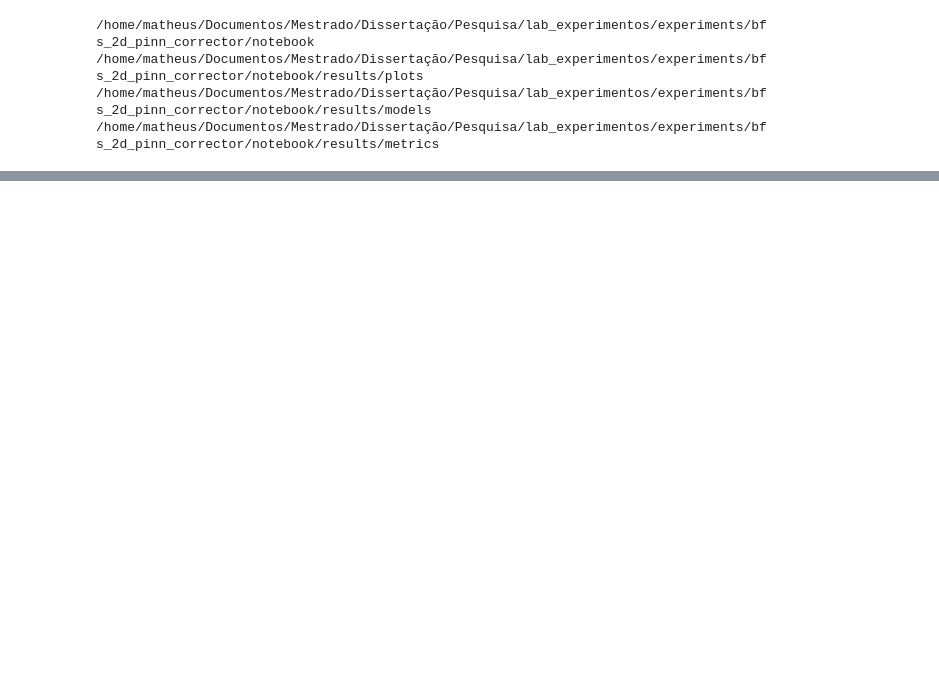
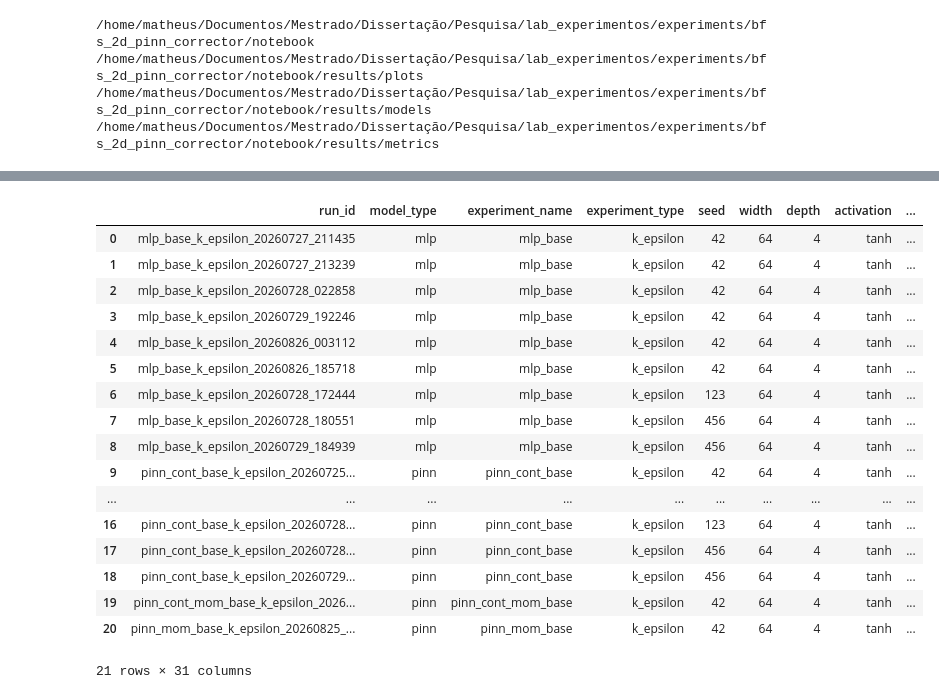
Before and after one commit to borges12matheus/pinn_hybrid_experiments, a Jupyter notebook: notebook/bfs2d_pipeline_baseline_v0.ipynb, the cells around one changed output, grey strips where cells are left out. Drawn from its saved outputs; the diff is of its cells as text; code cells hidden in the pictures; blank space fills up the shorter version.

```diff
--- a/notebook/bfs2d_pipeline_baseline_v0.ipynb
+++ b/notebook/bfs2d_pipeline_baseline_v0.ipynb
@@ -64,0 +94,22 @@ df
+# %%
+df3 = pd.read_csv(PATH_EXP_DIR / "results/comparisons/experiments_main_comparison.csv")
+df3
+# %% [output]
+|  | run_id | model_type | experiment_name | experiment_type | seed | width | depth | activation | ... |
+| 0 | mlp_base_k_epsilon_20260727_211435 | mlp | mlp_base | k_epsilon | 42 | 64 | 4 | tanh | ... |
+| 1 | mlp_base_k_epsilon_20260727_213239 | mlp | mlp_base | k_epsilon | 42 | 64 | 4 | tanh | ... |
+| 2 | mlp_base_k_epsilon_20260728_022858 | mlp | mlp_base | k_epsilon | 42 | 64 | 4 | tanh | ... |
+| 3 | mlp_base_k_epsilon_20260729_192246 | mlp | mlp_base | k_epsilon | 42 | 64 | 4 | tanh | ... |
+| 4 | mlp_base_k_epsilon_20260826_003112 | mlp | mlp_base | k_epsilon | 42 | 64 | 4 | tanh | ... |
+| 5 | mlp_base_k_epsilon_20260826_185718 | mlp | mlp_base | k_epsilon | 42 | 64 | 4 | tanh | ... |
+| 6 | mlp_base_k_epsilon_20260728_172444 | mlp | mlp_base | k_epsilon | 123 | 64 | 4 | tanh | ... |
+| 7 | mlp_base_k_epsilon_20260728_180551 | mlp | mlp_base | k_epsilon | 456 | 64 | 4 | tanh | ... |
+| 8 | mlp_base_k_epsilon_20260729_184939 | mlp | mlp_base | k_epsilon | 456 | 64 | 4 | tanh | ... |
+| 9 | pinn_cont_base_k_epsilon_20260725... | pinn | pinn_cont_base | k_epsilon | 42 | 64 | 4 | tanh | ... |
+| ... | ... | ... | ... | ... | ... | ... | ... | ... | ... |
+| 16 | pinn_cont_base_k_epsilon_20260728... | pinn | pinn_cont_base | k_epsilon | 123 | 64 | 4 | tanh | ... |
+| 17 | pinn_cont_base_k_epsilon_20260728... | pinn | pinn_cont_base | k_epsilon | 456 | 64 | 4 | tanh | ... |
+| 18 | pinn_cont_base_k_epsilon_20260729... | pinn | pinn_cont_base | k_epsilon | 456 | 64 | 4 | tanh | ... |
+| 19 | pinn_cont_mom_base_k_epsilon_2026... | pinn | pinn_cont_mom_base | k_epsilon | 42 | 64 | 4 | tanh | ... |
+| 20 | pinn_mom_base_k_epsilon_20260825_... | pinn | pinn_mom_base | k_epsilon | 42 | 64 | 4 | tanh | ... |
+21 rows × 31 columns
```
Also changed, not shown: parts of 5 cells of this notebook, 54 other files.
